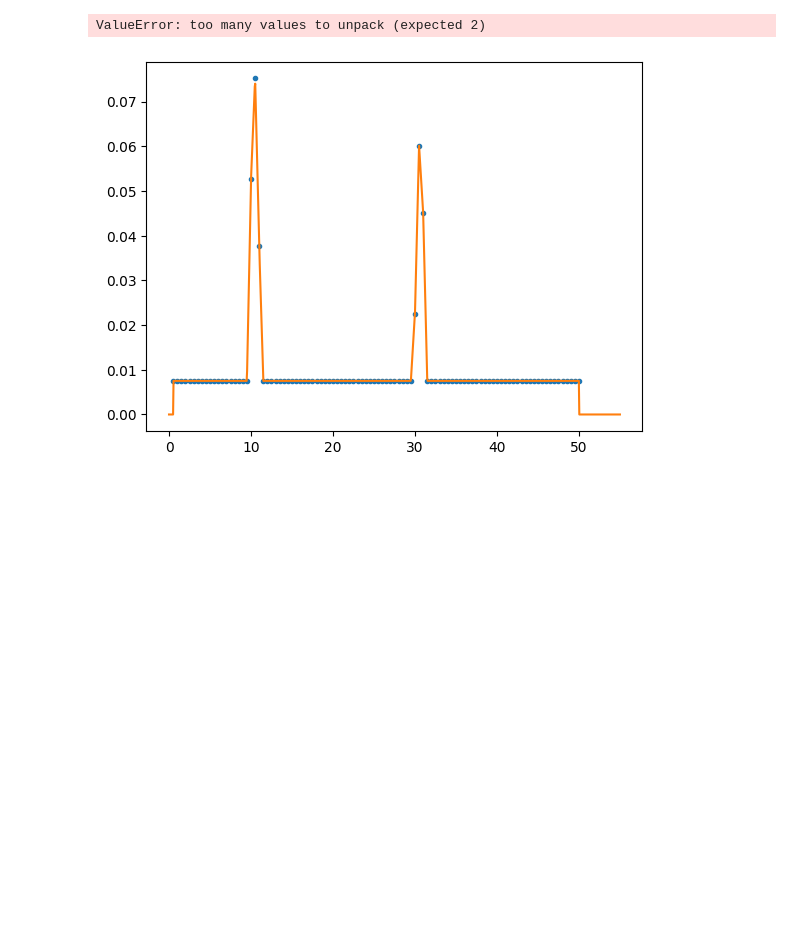
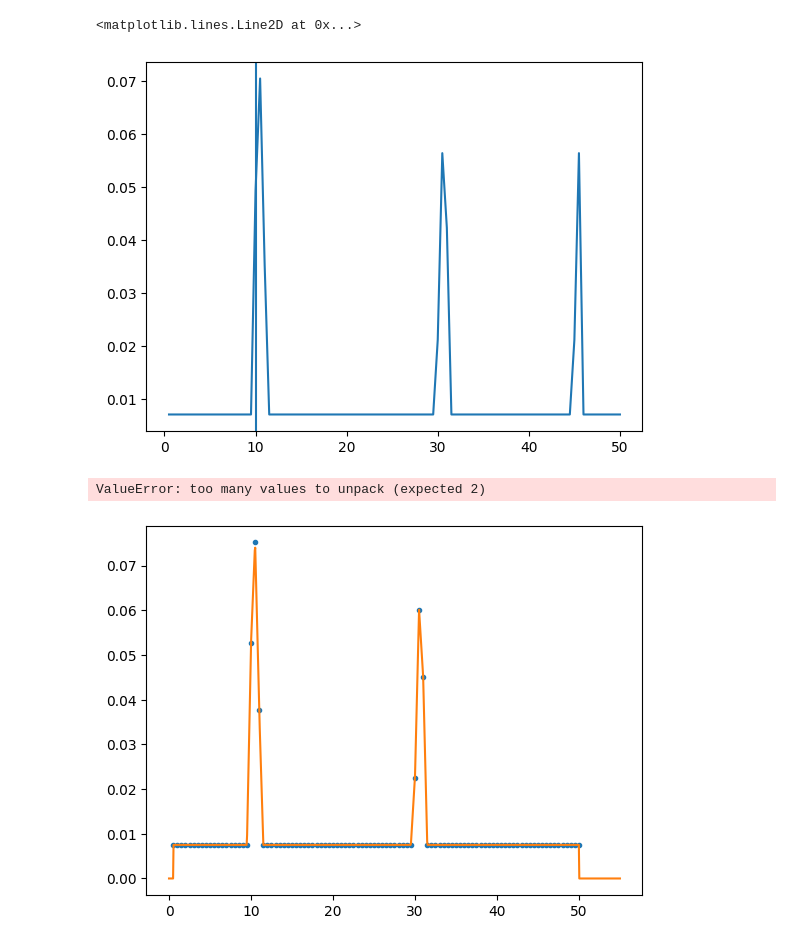
Before and after one commit to COBALT-lensing/py-self-lensing, a Jupyter notebook: demo.ipynb, the cells around one changed output. Saved outputs shown, nothing was run; the diff lists cells and outputs as text; code cells hidden in the pictures; blank space fills up the shorter version.

```diff
--- a/demo.ipynb
+++ b/demo.ipynb
@@ -107,3 +120,11 @@ pyplot.axvline(sls.porb.value)
+# %%
+from src.selflensing.calc import LENS_MASS_DIST
+
+pyplot.plot(LENS_MASS_DIST[0,:], LENS_MASS_DIST[1,:])
+pyplot.axvline(sls.Macc.to(units.M_sun).value)
+# %% [output]
+<matplotlib.lines.Line2D at 0x...>
+[figure, added]
 # %%
 from src.selflensing.calc import eliminate_times
 sls.porb, eliminate_times(p, sls.tau_eff, non_detection_times)
```
Also changed, not shown: parts of 12 cells of this notebook, 1 other file.
